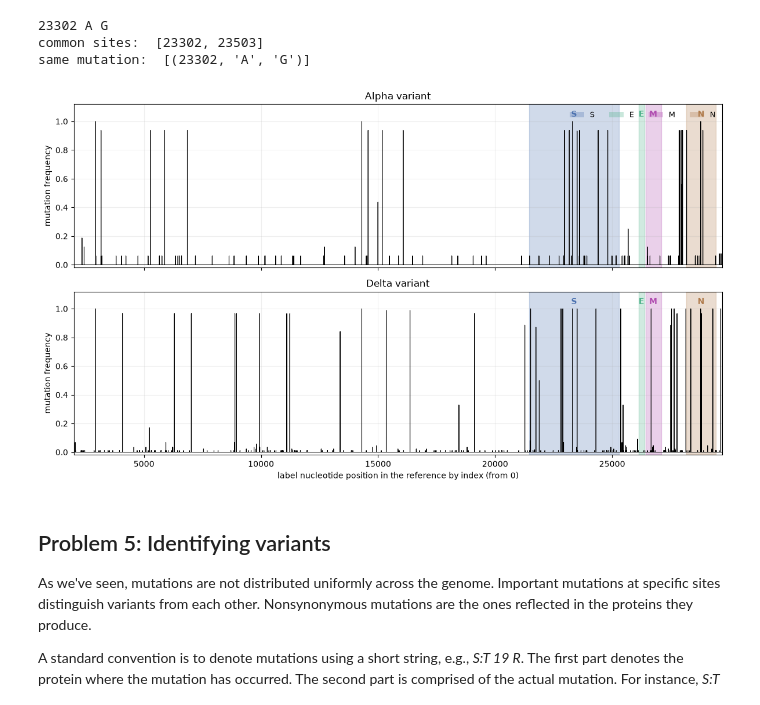
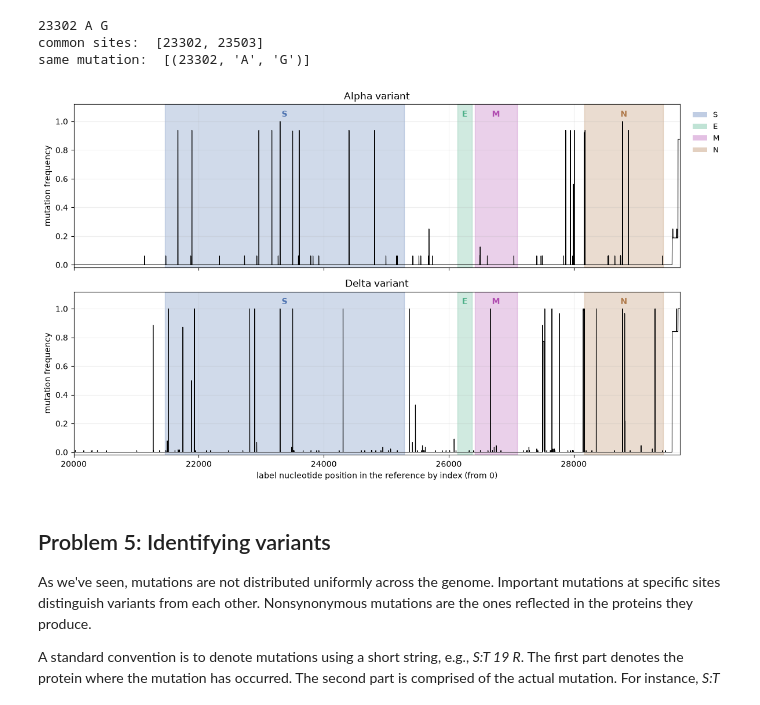
Before and after one commit to Shaelynnnn/assign_viral_evo, a Jupyter notebook: viral_evo_workbook.ipynb, the cells around one changed output. Cells and saved outputs as stored; diff of their text form; code cells hidden in the pictures.

```diff
--- a/viral_evo_workbook.ipynb
+++ b/viral_evo_workbook.ipynb
@@ -111,9 +121,10 @@ from helper_functions import jukes_cantor
 df["date"] = pd.to_datetime(df["date_raw"], format="mixed")
 df["days"] = (df["date"] - df["date"].min()).dt.days
 # distance
-df["distance"] = [jukes_cantor(ref, s) for s in df["sequence_clean"]]
+df["seq_clean"] = [clean(s) for s in df["sequence"]]
+df["distance"] = [jukes_cantor(ref, s) for s in df["seq_clean"]]
 # the comparable length exclude N.
-df["comparable_len"] = [sum(1 for a, b in zip(ref, s) if a != "-" and b != "-") for s in df["sequence_clean"]]
+df["comparable_len"] = [sum(1 for a, b in zip(ref, s) if a != "-" and b != "-") for s in df["seq_clean"]]
 
 # test
 print("n=", len(df))
@@ -419,9 +425,6 @@ delta_variants =  ["EPI_ISL_1904460", "EPI_ISL_1904466", "EPI_ISL_1904469", "EPI
                    "EPI_ISL_8901318", "EPI_ISL_8901337", "EPI_ISL_10116652", "EPI_ISL_8900986", "EPI_ISL_8901124",
                    "EPI_ISL_8901168", "EPI_ISL_8901097", "EPI_ISL_10116931"]
 # %%
-from Bio import SeqIO
-import numpy as np
-import matplotlib.pyplot as plt
 from collections import Counter
 from matplotlib.patches import Patch
 
@@ -436,9 +439,9 @@ records = list(
 seq_id = {r.id.split("|")[0]: str(r.seq) for r in records}
 
 # remove the gap
-nc = seq_id["NC_045512.2"]
-selector = [i for i, c in enumerate(nc) if c != "-"]
-ref = "".join(nc[i] for i in selector)
+ref_aln = seq_id["NC_045512.2"]
+selector = [i for i, c in enumerate(ref_aln) if c != "-"]
+ref = "".join(ref_aln[i] for i in selector)
 # %%
 # cacutalted mutation frequencies
 def trimmed(accession):
@@ -447,20 +450,19 @@ def trimmed(accession):
 
 def mutation_freq(accessions):
     seqs = [trimmed(a) for a in accessions]
-    n = len(seqs)
     freq = np.zeros(len(ref))
     alt = [Counter() for _ in range(len(ref))]
-
-    for s in seqs:
-        for i, (r, c) in enumerate(zip(ref, s)):
-            if r in "AGTC" and c in "AGTC" and c != r:
+    for i, r in enumerate(ref):
+        valid = 0
+        for s in seqs:
+            c = s[i]
+            if c not in "ACGT-":
+                continue
+            valid += 1
+            if c != r:
                 alt[i][c] += 1
-
-    for i in range(len(ref)):
-        valid = sum(1 for s in seqs if s[i] in "AGCT")
         if valid:
             freq[i] = sum(alt[i].values()) / valid
-
     return freq, alt
 # %%
 alpha_freq, alpha_alt = mutation_freq(alpha_variants)
@@ -495,32 +497,30 @@ same mutation:  [(23302, 'A', 'G')]
 # %%
 # plots
 colors = {"S": "#4C72B0", "E": "#4CB088", "M": "#B04CB0", "N": "#B07B4C"}
 
 fig, axes = plt.subplots(2, 1, figsize=(12, 7), sharex=True, sharey=True)
 
 for ax, name, freq in zip(axes, ["Alpha", "Delta"], [alpha_freq, delta_freq]):
     ax.plot(np.arange(len(ref)), freq, color="black", lw=0.8)
-
     for gene, (start, end) in gene_locations.items():
         ax.axvspan(start, end, color=colors[gene], alpha=0.26)
         ax.text((start + end) / 2, 1.02, gene, ha="center", va="bottom",
                 fontsize=10, fontweight="bold", color=colors[gene])
-
-    ax.set_xlim(2000, len(ref))
+    ax.set_xlim(20000, len(ref))
     ax.set_ylim(-0.02, 1.12)
     ax.set_ylabel("mutation frequency")
     ax.set_title(f"{name} variant")
     ax.grid(alpha=0.2)
 
-handles = [Patch(facecolor=colors[g], alpha=0.3, label=g) for g in gene_locations]
-axes[0].legend(handles=handles, loc="upper right", ncol=4, frameon=False, fontsize=9)
+handles = [Patch(facecolor=colors[g], alpha=0.35, label=g) for g in gene_locations]
+axes[0].legend(handles=handles, loc="upper left", bbox_to_anchor=(1.01, 1), frameon=False, fontsize=9)
 
-axes[-1].set_xlabel("label nucleotide position in the reference by index (from 0)")
+axes[1].set_xlabel("label nucleotide position in the reference by index (from 0)")
 fig.tight_layout()
 fig.savefig("problem3.svg")
 plt.show()
 # %% [output]
-[figure, old version]
+[figure, new version]
 # %%
 mutations_in_both_variants = [23302, 23503]
 same_mutation = "A23302G" # write your mutation in the form of f"{reference nt}{site number}{variant nt}"
```
Also changed, not shown: parts of 21 cells of this notebook, 3 other files.
